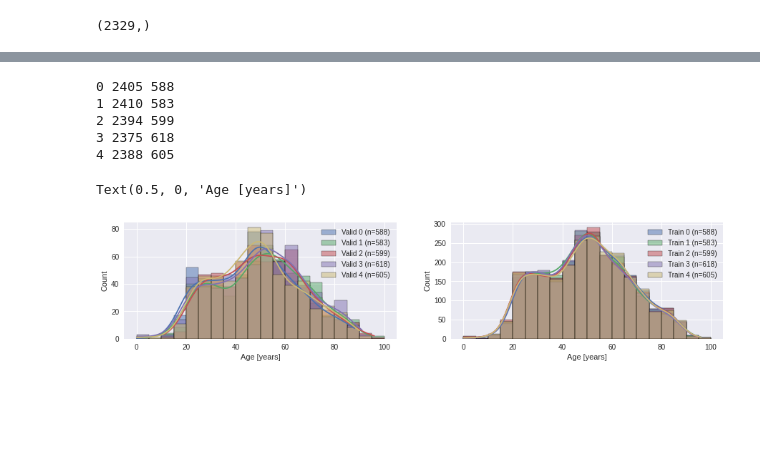
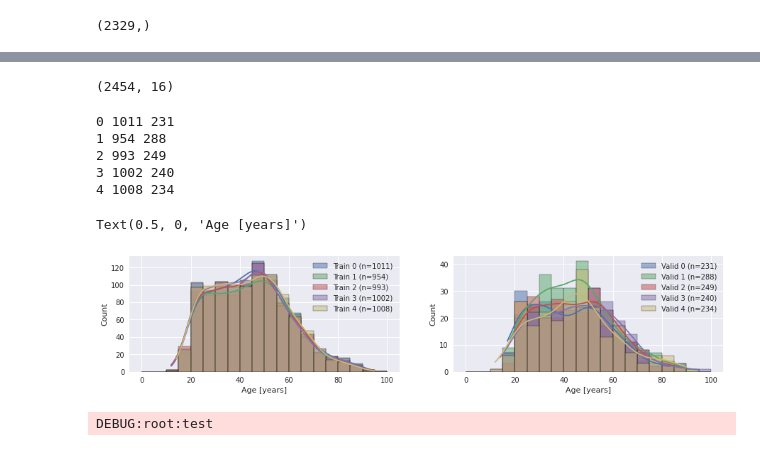
Before and after one commit to gemeinl/eeg-brain-age, a Jupyter notebook: sampling_splitting.ipynb, the cells around one changed output, grey strips where cells are left out. Drawn from its saved outputs; the diff is of its cells as text; code cells hidden in the pictures; blank space fills up the shorter version.

```diff
--- a/sampling_splitting.ipynb
+++ b/sampling_splitting.ipynb
@@ -552,0 +527,2 @@ from decode_tueg import split
+# %%
+d = d.iloc[ids].reset_index()
@@ -552,0 +535,16 @@ from decode_tueg import split
+# %%
+df = []
+for seed in range(31):
+    train_is_, eval_is_ = split(d, subject_wise=True, valid_set_i=None, seed=base_seed+seed, shuffle=True)
+    di = {}
+    di['seed'] = base_seed+seed
+    d_ = d.iloc[train_is_]
+    mean = d_[~d_.pathological].groupby('gender').age.mean()
+    di['train_M'] = mean.M
+    di['train_F'] = mean.F
+    d_ = d.iloc[eval_is_]
+    mean = d_[~d_.pathological].groupby('gender').age.mean()
+    di['eval_M'] = mean.M
+    di['eval_F'] = mean.F
+    df.append(di)
+df = pd.DataFrame(df)
@@ -553,3 +567,3 @@ from decode_tueg import split
 # %%
-train_is, eval_is = split(d, subject_wise=subject_wise, valid_set_i=None, seed=seed)
+train_is_, eval_is_ = split(d, subject_wise=True, valid_set_i=None, seed=split_seed, shuffle=True)
 # %%
@@ -558,0 +575,3 @@ len(train_is), len(eval_is)
+# %%
+d_train = d.iloc[train_is_]
+ax_arr = age_pyramid(d_train[~d_train.pathological], 'train', ylim=30, show_title=False, fs=22)
@@ -559,35 +585,43 @@ len(train_is), len(eval_is)
+# %%
+d_train.shape
+# %% [output]
+(2454, 16)
 # %%
 fig, ax_arr = plt.subplots(1, 2, figsize=(15,3), sharex=True)
 all_valid_is = []
 for i in range(5):
-    train_is, valid_is = split(d, subject_wise=subject_wise, valid_set_i=i, seed=seed)
-    print(i, len(train_is), len(valid_is))
+    train_is, valid_is = split(d_train.reset_index(), subject_wise=True, valid_set_i=i, seed=split_seed, shuffle=False)
     all_valid_is.extend(valid_is)
+    d_train_ = d_train.iloc[train_is]
+    d_train_ = d_train_[~d_train_.pathological]
+    d_valid_ = d_train.iloc[valid_is]
+    d_valid_ = d_valid_[~d_valid_.pathological]
+    print(i, len(d_train_), len(d_valid_))
     ax1 = sns.histplot(
-        data=d.iloc[valid_is],
+        data=d_valid_,
         x='age',
         bins=range(0,105,5), kde=True,
-        label=f'Valid {i} (n={len(valid_is)})',
-        ax=ax_arr[0],
+        label=f'Valid {i} (n={len(d_valid_)})',
+        ax=ax_arr[1],
     )
     ax2 = sns.histplot(
-        data=d.iloc[train_is],
+        data=d_train_,
         x='age',
         bins=range(0,105,5), kde=True,
-        label=f'Train {i} (n={len(valid_is)})',
-        ax=ax_arr[1],
+        label=f'Train {i} (n={len(d_train_)})',
+        ax=ax_arr[0],
     )
 ax1.legend()
 ax2.legend()
 ax1.set_xlabel("Age [years]")
 ax2.set_xlabel("Age [years]")
 # %% [output]
-0 2405 588
-1 2410 583
-2 2394 599
-3 2375 618
-4 2388 605
+0 1011 231
+1 954 288
+2 993 249
+3 1002 240
+4 1008 234
 Text(0.5, 0, 'Age [years]')
-[figure, old version]
+[figure, new version]
 # %%
 assert len(all_valid_is) == len(set(all_valid_is))
@@ -593,0 +633,6 @@ assert len(all_valid_is) == len(set(all_valid_is))
+# %%
+logger = logging.getLogger()
+logger.setLevel(logging.DEBUG)
+logging.debug("test")
+# %% [output]
+DEBUG:root:test
```
Also changed, not shown: parts of 40 cells of this notebook, 5 other files.
